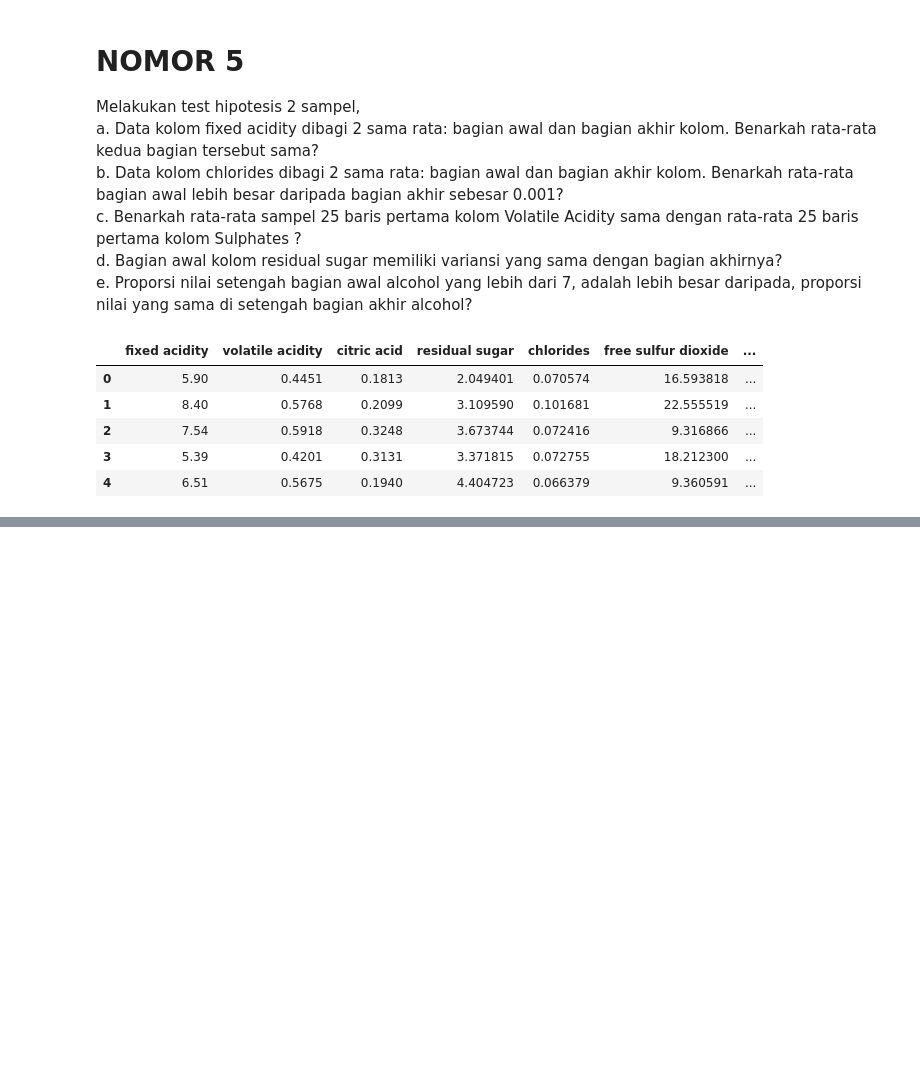
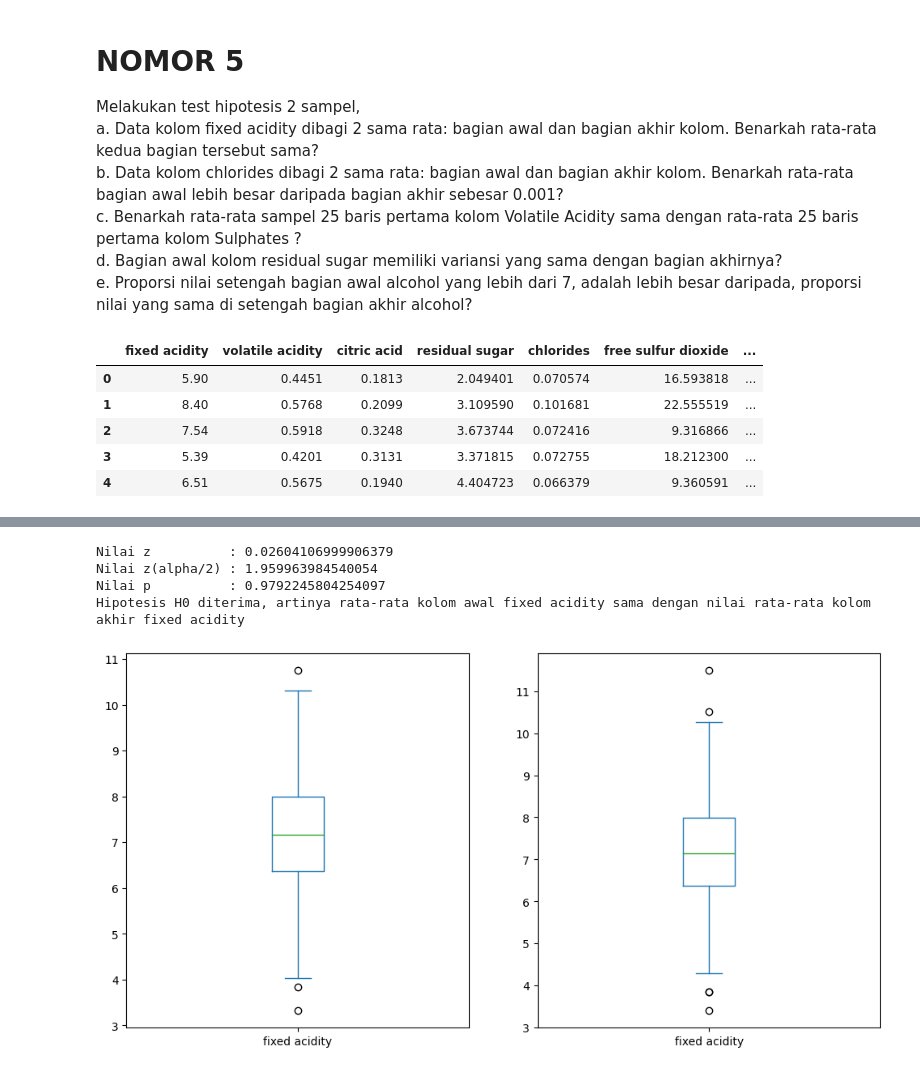
Before and after one commit to JeffreyChow19/probability-statistics, a Jupyter notebook: src/prob-5.ipynb, the cells around one changed output, grey strips where cells are left out. Drawn from its saved outputs; the diff is of its cells as text; code cells hidden in the pictures; blank space fills up the shorter version.

```diff
--- a/src/prob-5.ipynb
+++ b/src/prob-5.ipynb
@@ -23,0 +52,38 @@ df.head()
+# %%
+# Initialize constant variables
+df_fixed_acidity = df["fixed acidity"]
+delta = 0
+alpha = 0.05
+
+# Divide fixed acidity into two
+df_fixed_acidity_head = df_fixed_acidity[:len(df)//2]
+df_fixed_acidity_tail = df_fixed_acidity[len(df)//2:]
+
+# find z and p value
+z, p = ztest(df_fixed_acidity_head, df_fixed_acidity_tail, value=delta)
+
+# Find z(alpha/2) value
+z_alpha_over_2 = scp.norm.ppf(1-alpha/2)
+
+# Print results
+print('Nilai z          : ' + str(z))
+print('Nilai z(alpha/2) : ' + str(z_alpha_over_2))
+print('Nilai p          : ' + str(p))
+
+if ((z > z_alpha_over_2 or z < -z_alpha_over_2) and p < alpha):
+    print('Hipotesis H0 ditolak, artinya rata-rata kolom awal fixed acidity tidak sama dengan nilai rata-rata kolom akhir fixed acidity')
+else :
+    print('Hipotesis H0 diterima, artinya rata-rata kolom awal fixed acidity sama dengan nilai rata-rata kolom akhir fixed acidity')
+
+# Plot each side
+plt.subplot(1, 2, 1)
+df_fixed_acidity_head.plot(kind="box", figsize=(12, 6))
+plt.subplot(1, 2, 2)
+df_fixed_acidity_tail.plot(kind="box", figsize=(12, 6))
+plt.show()
+# %% [output]
+Nilai z          : 0.02604106999906379
+Nilai z(alpha/2) : 1.959963984540054
+Nilai p          : 0.9792245804254097
+Hipotesis H0 diterima, artinya rata-rata kolom awal fixed acidity sama dengan nilai rata-rata kolom akhir fixed acidity
+[figure, added]
```
Also changed, not shown: parts of 10 cells of this notebook.
